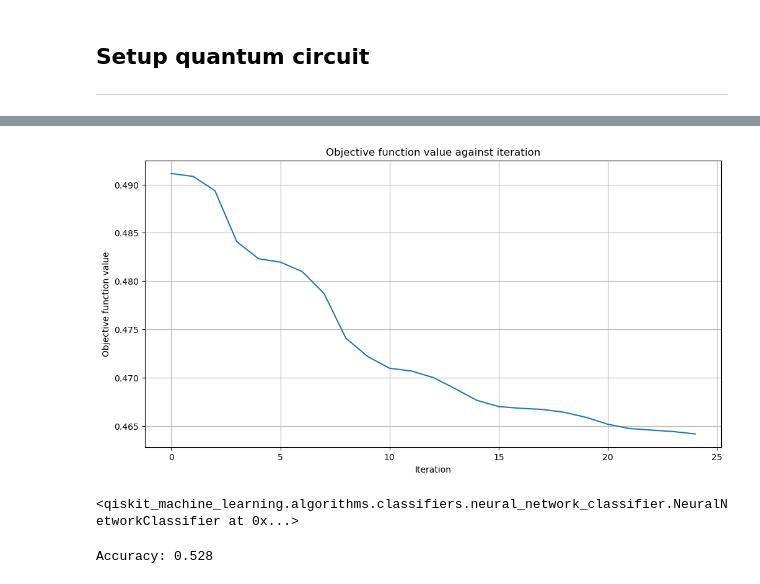
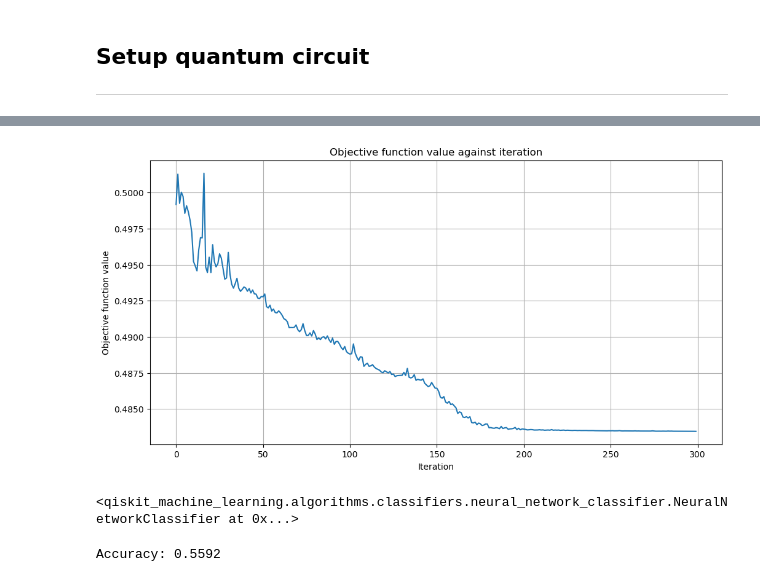
Before and after one commit to lukasbischof/qi-project, a Jupyter notebook: qnn.ipynb, the cells around one changed output, grey strips where cells are left out. Cells and saved outputs as stored; diff of their text form; code cells hidden in the pictures.

```diff
--- a/qnn.ipynb
+++ b/qnn.ipynb
@@ -63,12 +62,13 @@ test_labels = test_features.pop('label')
 ---
 # %%
 algorithm_globals.random_seed = RANDOM_SEED
-quantum_instance = QuantumInstance(Aer.get_backend("aer_simulator"), shots=SHOTS)
+quantum_instance = QuantumInstance(Aer.get_backend("qasm_simulator"), shots=SHOTS)
 
-feature_map = ZZFeatureMap(feature_dimension=FEATURES)
-ansatz = RealAmplitudes(FEATURES)
+feature_map = ZZFeatureMap(feature_dimension=FEATURES, reps=1, entanglement='linear')
+# feature_map = PauliFeatureMap(FEATURES, reps=2, paulis=['Z', 'XX'])
+ansatz = RealAmplitudes(num_qubits=FEATURES, insert_barriers=True, entanglement='sca')
+# ansatz = TwoLocal(FEATURES, 'ry', 'cx', 'linear', reps=2, insert_barriers=True)
 qc = QuantumCircuit(FEATURES)
-qc.append(feature_map, range(FEATURES))
-qc.append(ansatz, range(FEATURES))
-qc.decompose().draw(output='mpl')
-plt.show()
+qc.compose(feature_map, inplace=True)
+qc.compose(ansatz, inplace=True)
+qc.decompose().decompose().draw(output='mpl')
@@ -75,40 +77,44 @@ plt.show()
 # %%
 def parity(x):
+    # return "{:b}".format(x)[0] == '1'
     return "{:b}".format(x).count("1") % 2
 
 sampler_qnn = SamplerQNN(
     circuit=qc,
     input_params=feature_map.parameters,
     weight_params=ansatz.parameters,
-    output_shape=OUTPUT_SHAPE,
+    output_shape=2 ** qc.num_qubits,
     interpret=parity,
 )
 # %%
+objective_func_vals = []
+
 def callback_graph(_weights, obj_func_eval):
     clear_output(wait=True)
     objective_func_vals.append(obj_func_eval)
     plt.title("Objective function value against iteration")
     plt.xlabel("Iteration")
     plt.ylabel("Objective function value")
     plt.plot(range(len(objective_func_vals)), objective_func_vals)
     plt.grid(True)
     plt.show()
 
 sampler_classifier = NeuralNetworkClassifier(
     neural_network=sampler_qnn,
+    optimizer=COBYLA(maxiter=300),
     # optimizer=ADAM(maxiter=500),
-    optimizer=SLSQP(maxiter=25),
+    # optimizer=SLSQP(maxiter=250),
     callback=callback_graph
 )
 
 # Train the model
 plt.rcParams["figure.figsize"] = (12, 6)
 sampler_classifier.fit(train_features, train_labels)
 # %% [output]
-[figure, old version]
+[figure, new version]
 <qiskit_machine_learning.algorithms.classifiers.neural_network_classifier.NeuralNetworkClassifier at 0x...>
 # %%
 score = sampler_classifier.score(test_features, test_labels)
 print(f"Accuracy: {score}")
 # %% [output]
-Accuracy: 0.528
+Accuracy: 0.5592
```
Also changed, not shown: parts of 6 cells of this notebook, 5 other files.
